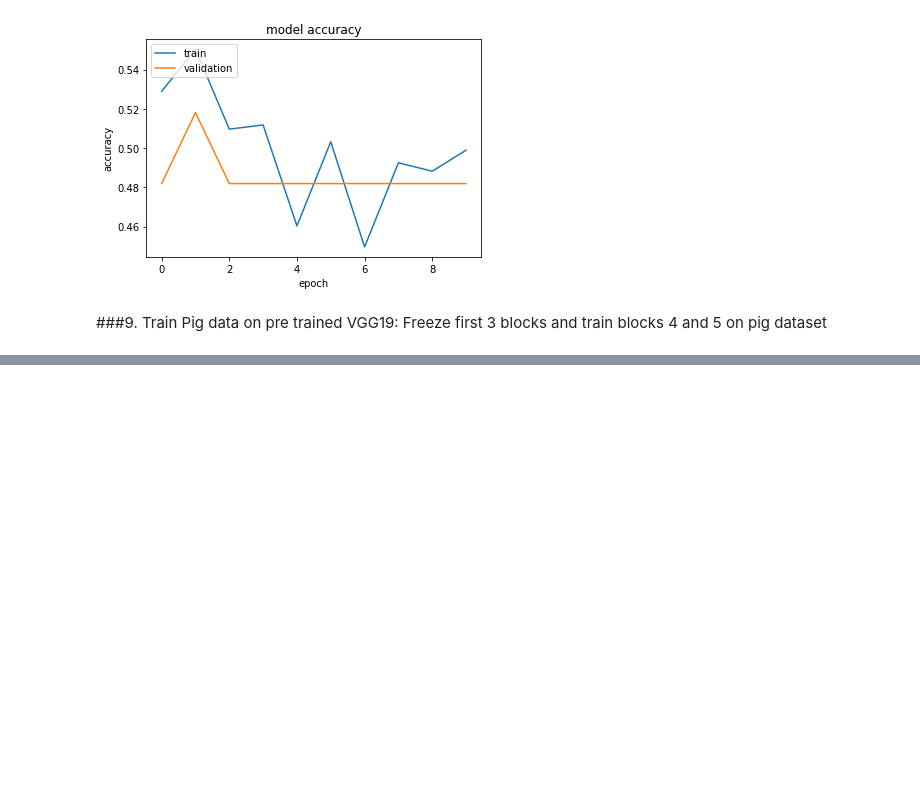
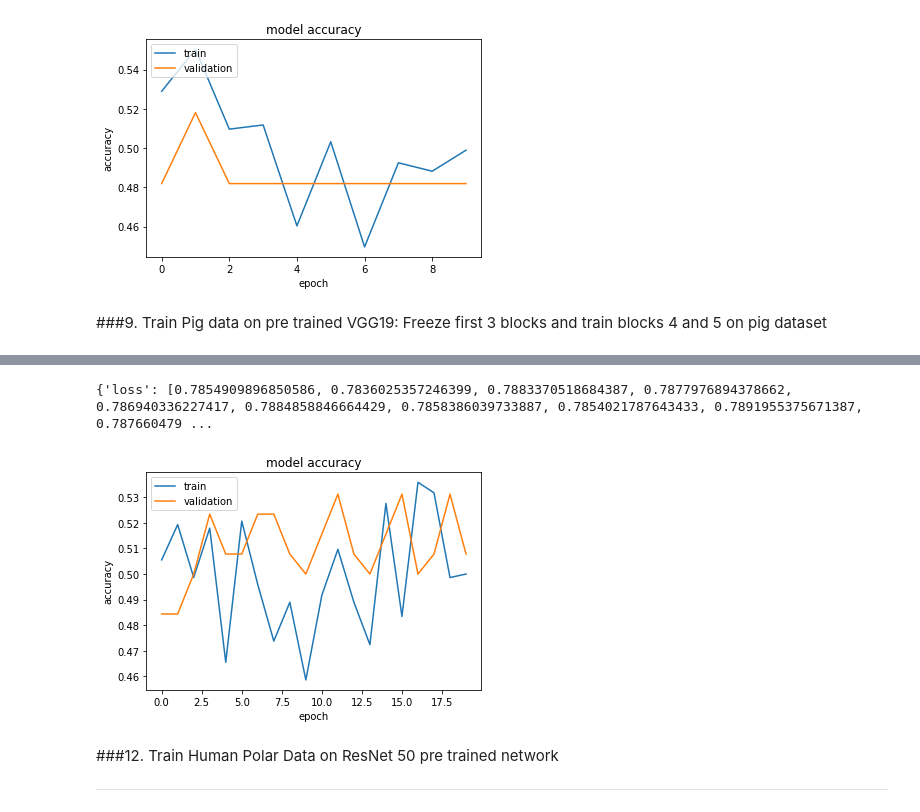
Before and after one commit to Omer95/msc_project, a Jupyter notebook: omer_farooq_ahmed_qmul_msc_ai_project.ipynb, the cells around one changed output, grey strips where cells are left out. Cells and saved outputs as stored; diff of their text form; code cells hidden in the pictures; blank space fills up the shorter version.

```diff
--- a/omer_farooq_ahmed_qmul_msc_ai_project.ipynb
+++ b/omer_farooq_ahmed_qmul_msc_ai_project.ipynb
@@ -1019,0 +1196,5 @@ plot_model(model3, to_file='vgg19_model_plot.png', show_shapes=True, show_layer_
+# %%
+polar_train_iter = datagen.flow_from_directory('drive/My Drive/msc_project/dataset/humans/polar/train/', class_mode='binary', batch_size=64, target_size=(1024,1024))
+polar_val_iter = datagen.flow_from_directory('drive/My Drive/msc_project/dataset/humans/polar/validation/', class_mode='binary', batch_size=64, target_size=(1024,1024))
+cartesian_train_iter = datagen.flow_from_directory('drive/My Drive/msc_project/dataset/humans/cartesian/train/', class_mode='binary', batch_size=64, target_size=(1024,1024))
+cartesian_val_iter = datagen.flow_from_directory('drive/My Drive/msc_project/dataset/humans/cartesian/validation/', class_mode='binary', batch_size=64, target_size=(1024,1024))
@@ -1019,0 +1208,6 @@ plot_model(model3, to_file='vgg19_model_plot.png', show_shapes=True, show_layer_
+# %%
+model4 = Sequential()
+model4.add(ResNet50(include_top=False, weights='imagenet', input_shape=(1024,1024,3), pooling='avg'))
+model4.add(Dense(2, activation='softmax'))
+model4.layers[0].trainable = False
+model4.summary()
@@ -1019,0 +1227,4 @@ plot_model(model3, to_file='vgg19_model_plot.png', show_shapes=True, show_layer_
+# %%
+model4.compile(optimizer='rmsprop', loss='binary_crossentropy', metrics=['accuracy'])
+# %%
+history4 = model4.fit_generator(cartesian_train_iter, steps_per_epoch=12, validation_data=cartesian_val_iter, validation_steps=2, epochs=20)
@@ -1019,0 +1249,16 @@ plot_model(model3, to_file='vgg19_model_plot.png', show_shapes=True, show_layer_
+# %%
+print(history4.history)
+plt.plot(history4.history['accuracy'])
+plt.plot(history4.history['val_accuracy'])
+plt.title('model accuracy')
+plt.ylabel('accuracy')
+plt.xlabel('epoch')
+plt.legend(['train', 'validation'], loc='upper left')
+plt.show()
+# %% [output]
+{'loss': [0.7854909896850586, 0.7836025357246399, 0.7883370518684387, 0.7877976894378662, 0.786940336227417, 0.7884858846664429, 0.7858386039733887, 0.7854021787643433, 0.7891955375671387, 0.787660479 ...
+[figure, added]
+# %% [markdown]
+###12. Train Human Polar Data on ResNet 50 pre trained network
+
+---
```
Also changed, not shown: parts of 60 cells of this notebook.
